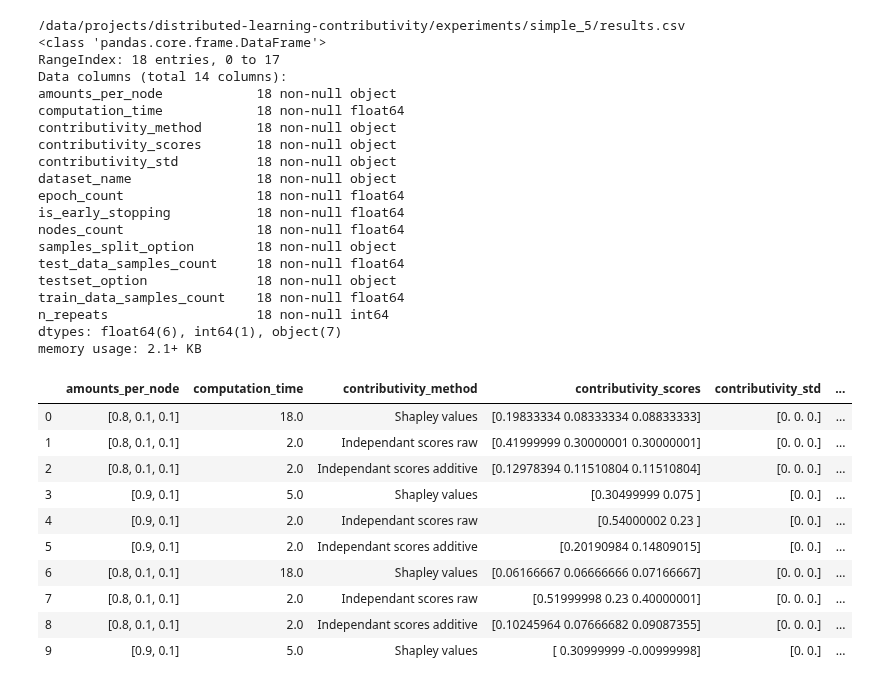
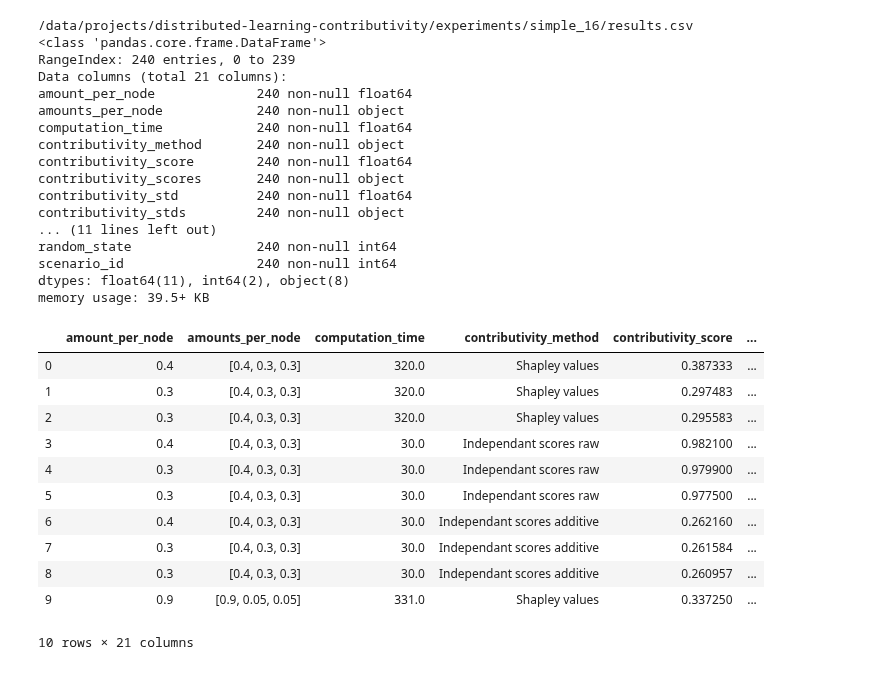
Before and after one commit to LabeliaLabs/distributed-learning-contributivity, a Jupyter notebook: analyse_results.ipynb, the cells around one changed output. Cells and saved outputs as stored; diff of their text form; code cells hidden in the pictures.

Commit message:
Improve results notebook

```diff
--- a/analyse_results.ipynb
+++ b/analyse_results.ipynb
@@ -1,48 +1,46 @@
 # %%
 import pandas as pd
 import numpy as np
 import seaborn as sns
 import matplotlib.pyplot as plt
 from pathlib import Path
 
 
 exp_path = Path().absolute()
-experiment_name = 'simple_6'
+experiment_name = 'simple_16'
 filepath = exp_path / 'experiments' / experiment_name /  "results.csv"
 print(filepath)
 df = pd.read_csv(filepath)
 
 df.info()
 df.head(10)
 # %% [output]
-/data/projects/distributed-learning-contributivity/experiments/simple_5/results.csv
+/data/projects/distributed-learning-contributivity/experiments/simple_16/results.csv
 <class 'pandas.core.frame.DataFrame'>
-RangeIndex: 18 entries, 0 to 17
-Data columns (total 14 columns):
-amounts_per_node            18 non-null object
-computation_time            18 non-null float64
-contributivity_method       18 non-null object
-contributivity_scores       18 non-null object
-contributivity_std          18 non-null object
-dataset_name                18 non-null object
-epoch_count                 18 non-null float64
-is_early_stopping           18 non-null float64
-nodes_count                 18 non-null float64
-samples_split_option        18 non-null object
-test_data_samples_count     18 non-null float64
-testset_option              18 non-null object
-train_data_samples_count    18 non-null float64
-n_repeats                   18 non-null int64
-dtypes: float64(6), int64(1), object(7)
-memory usage: 2.1+ KB
+RangeIndex: 240 entries, 0 to 239
+Data columns (total 21 columns):
+amount_per_node             240 non-null float64
+amounts_per_node            240 non-null object
+computation_time            240 non-null float64
+contributivity_method       240 non-null object
+contributivity_score        240 non-null float64
+contributivity_scores       240 non-null object
+contributivity_std          240 non-null float64
+contributivity_stds         240 non-null object
+... (11 lines left out)
+random_state                240 non-null int64
+scenario_id                 240 non-null int64
+dtypes: float64(11), int64(2), object(8)
+memory usage: 39.5+ KB
-|  | amounts_per_node | computation_time | contributivity_method | contributivity_scores | contributivity_std | ... |
-| 0 | [0.8, 0.1, 0.1] | 18.0 | Shapley values | [0.19833334 0.08333334 0.08833333] | [0. 0. 0.] | ... |
-| 1 | [0.8, 0.1, 0.1] | 2.0 | Independant scores raw | [0.41999999 0.30000001 0.30000001] | [0. 0. 0.] | ... |
-| 2 | [0.8, 0.1, 0.1] | 2.0 | Independant scores additive | [0.12978394 0.11510804 0.11510804] | [0. 0. 0.] | ... |
-| 3 | [0.9, 0.1] | 5.0 | Shapley values | [0.30499999 0.075 ] | [0. 0.] | ... |
-| 4 | [0.9, 0.1] | 2.0 | Independant scores raw | [0.54000002 0.23 ] | [0. 0.] | ... |
-| 5 | [0.9, 0.1] | 2.0 | Independant scores additive | [0.20190984 0.14809015] | [0. 0.] | ... |
-| 6 | [0.8, 0.1, 0.1] | 18.0 | Shapley values | [0.06166667 0.06666666 0.07166667] | [0. 0. 0.] | ... |
-| 7 | [0.8, 0.1, 0.1] | 2.0 | Independant scores raw | [0.51999998 0.23 0.40000001] | [0. 0. 0.] | ... |
-| 8 | [0.8, 0.1, 0.1] | 2.0 | Independant scores additive | [0.10245964 0.07666682 0.09087355] | [0. 0. 0.] | ... |
-| 9 | [0.9, 0.1] | 5.0 | Shapley values | [ 0.30999999 -0.00999998] | [0. 0.] | ... |
+|  | amount_per_node | amounts_per_node | computation_time | contributivity_method | contributivity_score | ... |
+| 0 | 0.4 | [0.4, 0.3, 0.3] | 320.0 | Shapley values | 0.387333 | ... |
+| 1 | 0.3 | [0.4, 0.3, 0.3] | 320.0 | Shapley values | 0.297483 | ... |
+| 2 | 0.3 | [0.4, 0.3, 0.3] | 320.0 | Shapley values | 0.295583 | ... |
+| 3 | 0.4 | [0.4, 0.3, 0.3] | 30.0 | Independant scores raw | 0.982100 | ... |
+| 4 | 0.3 | [0.4, 0.3, 0.3] | 30.0 | Independant scores raw | 0.979900 | ... |
+| 5 | 0.3 | [0.4, 0.3, 0.3] | 30.0 | Independant scores raw | 0.977500 | ... |
+| 6 | 0.4 | [0.4, 0.3, 0.3] | 30.0 | Independant scores additive | 0.262160 | ... |
+| 7 | 0.3 | [0.4, 0.3, 0.3] | 30.0 | Independant scores additive | 0.261584 | ... |
+| 8 | 0.3 | [0.4, 0.3, 0.3] | 30.0 | Independant scores additive | 0.260957 | ... |
+| 9 | 0.9 | [0.9, 0.05, 0.05] | 331.0 | Shapley values | 0.337250 | ... |
+10 rows × 21 columns
```
Also changed, not shown: parts of 7 cells of this notebook, 2 other files.
